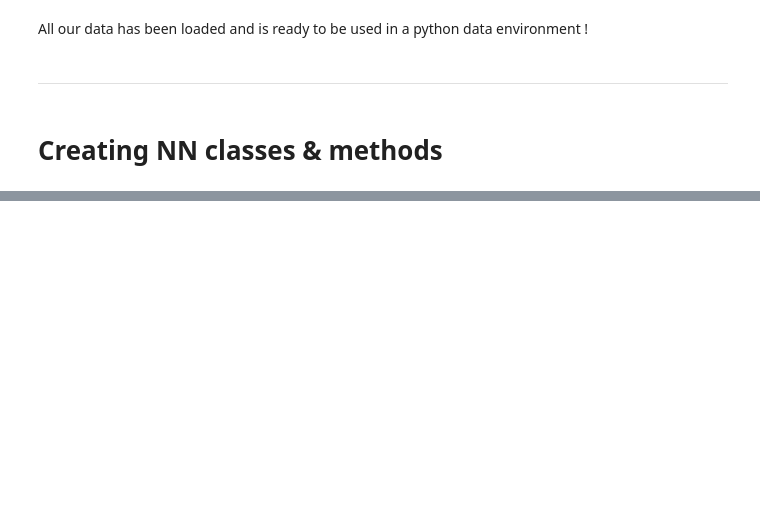
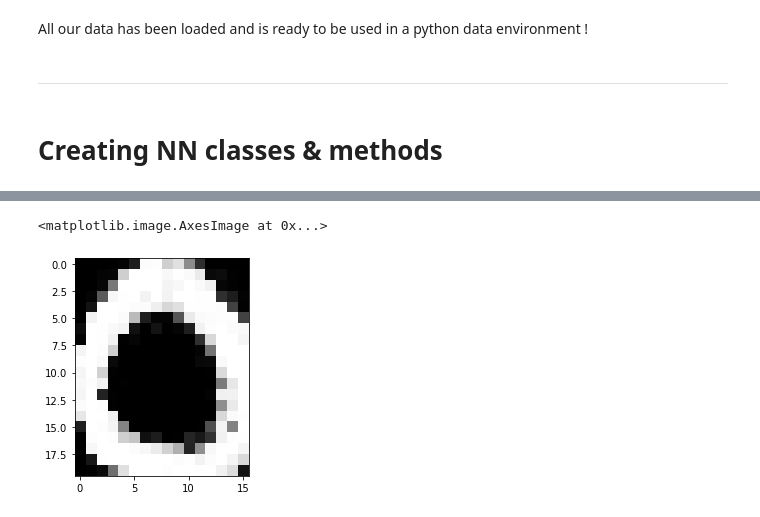
Before and after one commit to Koowah/Deep_neural_networks, a Jupyter notebook: notebooks/1_AL_TP_DNN.ipynb, the cells around one changed output, grey strips where cells are left out. Saved outputs shown, nothing was run; the diff lists cells and outputs as text; code cells hidden in the pictures; blank space fills up the shorter version.

```diff
--- a/notebooks/1_AL_TP_DNN.ipynb
+++ b/notebooks/1_AL_TP_DNN.ipynb
@@ -245,0 +268,4 @@ def train_model(self, train_data, n_epoch=100, batch_size=10, learning=0.01):
+# %%
+train_data = list(zip(data, labels_array[:39*2]))
+# %%
+rbm.train_model(train_data)
@@ -245,0 +290,2 @@ def train_model(self, train_data, n_epoch=100, batch_size=10, learning=0.01):
+# %%
+test = rbm.forward(data[5].T)
@@ -245,0 +296,2 @@ def train_model(self, train_data, n_epoch=100, batch_size=10, learning=0.01):
+# %%
+b_test = rbm.backward(test[0])
@@ -245,0 +303,5 @@ def train_model(self, train_data, n_epoch=100, batch_size=10, learning=0.01):
+# %%
+plt.imshow(b_test[0].reshape(20,16), cmap='Greys_r')
+# %% [output]
+<matplotlib.image.AxesImage at 0x...>
+[figure, added]
```
Also changed, not shown: parts of 21 cells of this notebook.
